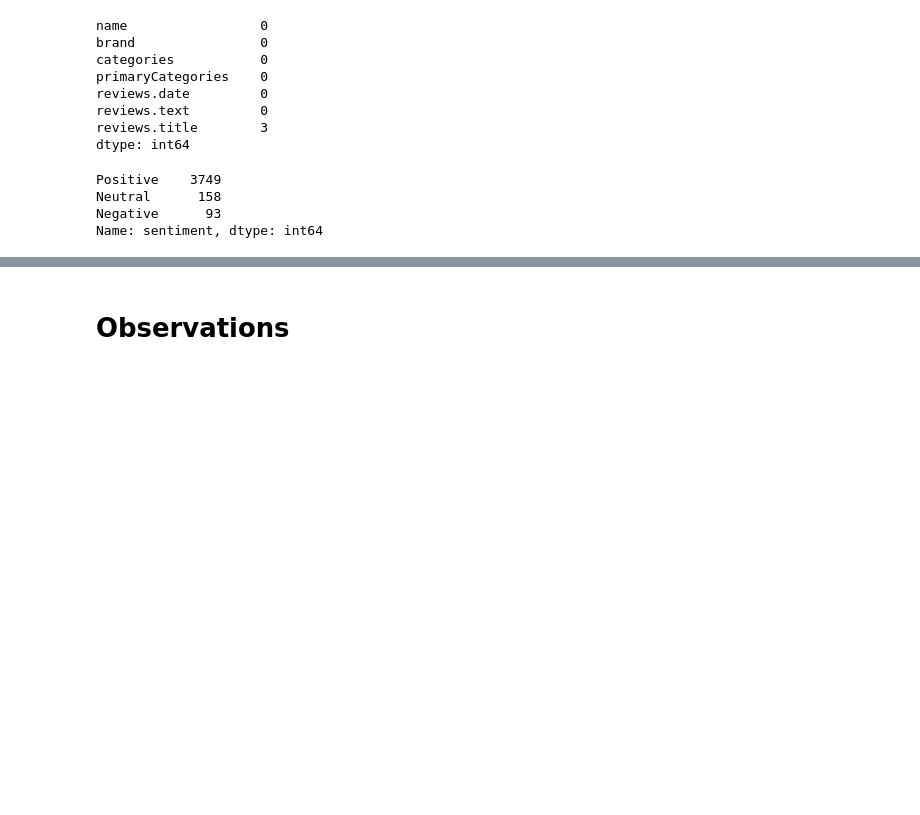
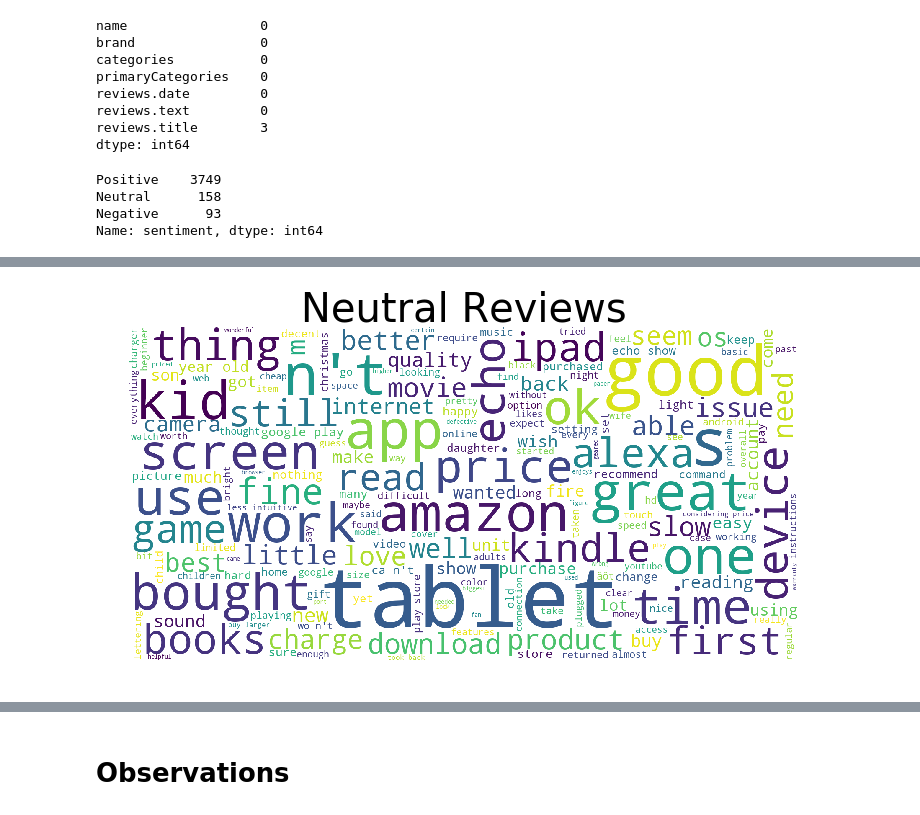
Before and after one commit to gendath/AI-Capstone-Project, a Jupyter notebook: AI CAPSTONE ECOMMERCE.ipynb, the cells around one changed output, grey strips where cells are left out. Cells and saved outputs as stored; diff of their text form; code cells hidden in the pictures; blank space fills up the shorter version.

```diff
--- a/AI CAPSTONE ECOMMERCE.ipynb
+++ b/AI CAPSTONE ECOMMERCE.ipynb
@@ -139,0 +161,4 @@ wordcloud_generator.create_word_cloud(clean_data,"Negative Reviews")
+# %%
+wordcloud_generator.create_word_cloud(Neutral_Review_Text,"Neutral Reviews")
+# %% [output]
+[figure, added]
```
Also changed, not shown: parts of 34 cells of this notebook.
